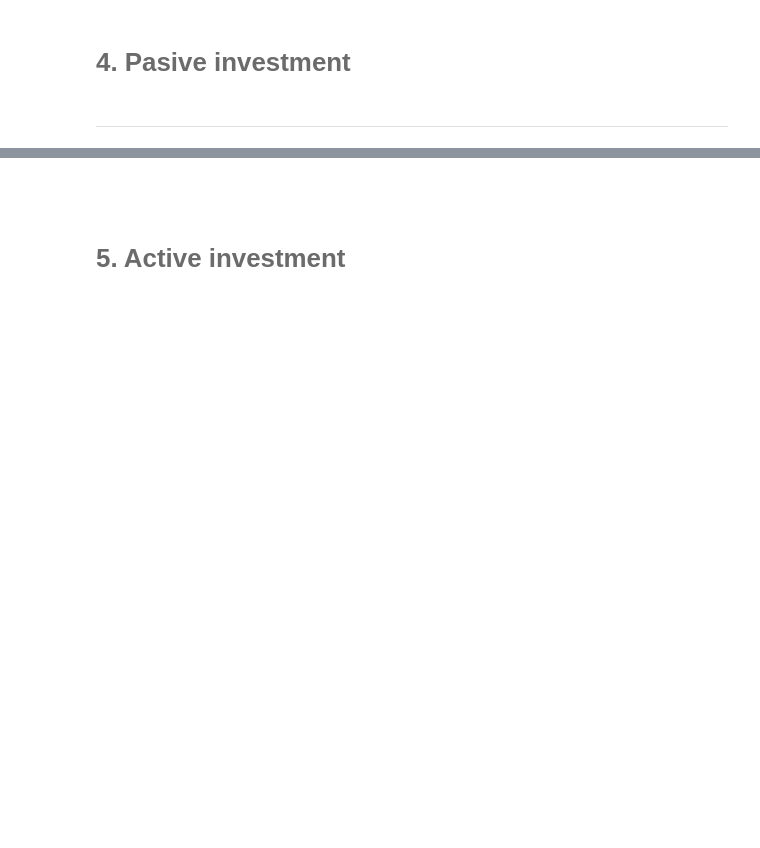
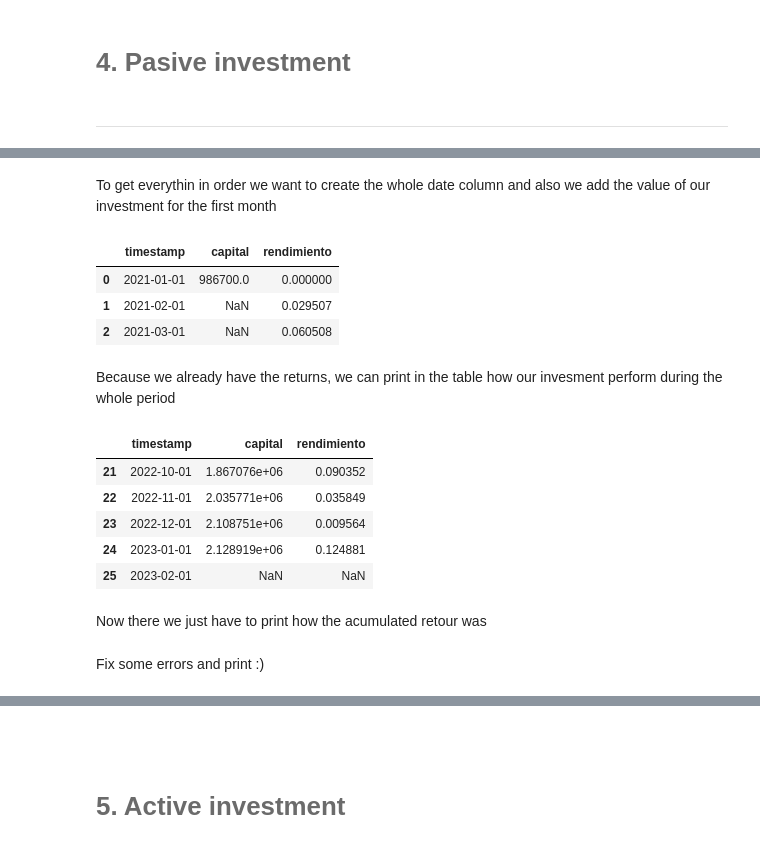
Before and after one commit to if723286/Portafolio-Activo-Pasivo, a Jupyter notebook: notebook.ipynb, the cells around one changed output, grey strips where cells are left out. Drawn from its saved outputs; the diff is of its cells as text; code cells hidden in the pictures; blank space fills up the shorter version.

```diff
--- a/notebook.ipynb
+++ b/notebook.ipynb
@@ -169,5 +276,7 @@ df.sort_index(inplace=True)
+# %% [markdown]
+To get everythin in order we want to create the whole date column and also we add the value of our investment for the first month
 # %%
-import datetime
+#Set the date column
 dates=[]
 # range of dates
 date_range = pd.period_range(
@@ -181,3 +290,13 @@ for i in timestamp_range:
     dates.append(i)
 
 df_pasiva = pd.DataFrame (dates, columns = ['timestamp'])
+
+#add it to dataframe
+df_pasiva.insert(1, 'capital', primero['capital'])
+df_pasiva.insert(2, 'rendimiento', df['rendimiento'])
+df_pasiva[:3]
+# %% [output]
+|  | timestamp | capital | rendimiento |
+| 0 | 2021-01-01 | 986700.0 | 0.000000 |
+| 1 | 2021-02-01 | NaN | 0.029507 |
+| 2 | 2021-03-01 | NaN | 0.060508 |
@@ -187,8 +303,21 @@ df_pasiva.insert(2, 'rendimiento', df['rendimiento'])
+# %% [markdown]
+Because we already have the returns, we can print in the table how our invesment perform during the whole period
 # %%
 df_pasiva.iloc[1,1] = df_pasiva.iloc[0,1] #la primera es la fila y la segunda es la columna
 
 for i in range (0,23):
     df_pasiva.iloc[i+2,1] = df_pasiva.iloc[i+1,1]*(1 + df_pasiva.iloc[i+1,2])
+
+df_pasiva.tail()
+# %% [output]
+|  | timestamp | capital | rendimiento |
+| 21 | 2022-10-01 | 1.867076e+06 | 0.090352 |
+| 22 | 2022-11-01 | 2.035771e+06 | 0.035849 |
+| 23 | 2022-12-01 | 2.108751e+06 | 0.009564 |
+| 24 | 2023-01-01 | 2.128919e+06 | 0.124881 |
+| 25 | 2023-02-01 | NaN | NaN |
+# %% [markdown]
+Now there we just have to print how the acumulated retour was
 # %%
 acumulado=[]
 for i in range(0,23):
@@ -196,5 +325,7 @@ for i in range(0,23):
     acumulado.append(x)
 acumulado = pd.DataFrame (acumulado, columns = ['rendimiento acumulado'])
+# %% [markdown]
+Fix some errors and print :)
 # %%
 df_pasiva.insert(3, 'rendimiento acumulado', acumulado['rendimiento acumulado'])
 df_pasiva = df_pasiva.dropna()
```
Also changed, not shown: parts of 107 cells of this notebook, 1 other file.
